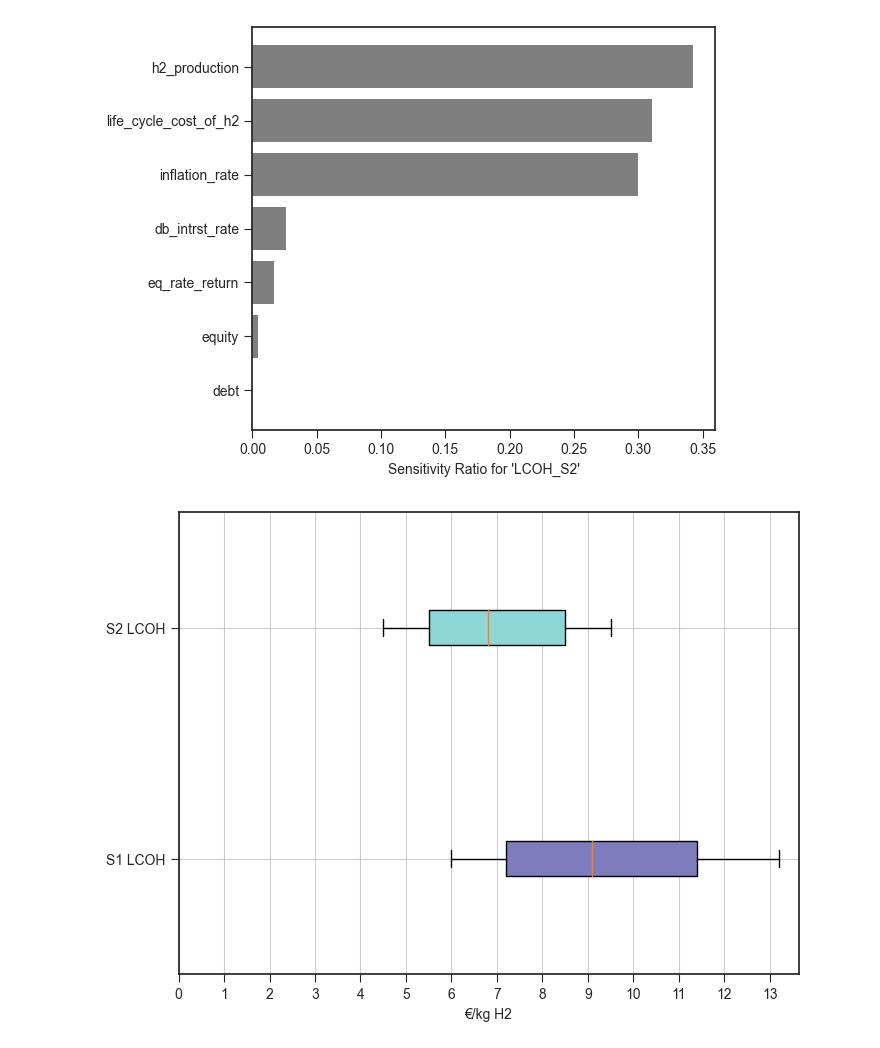
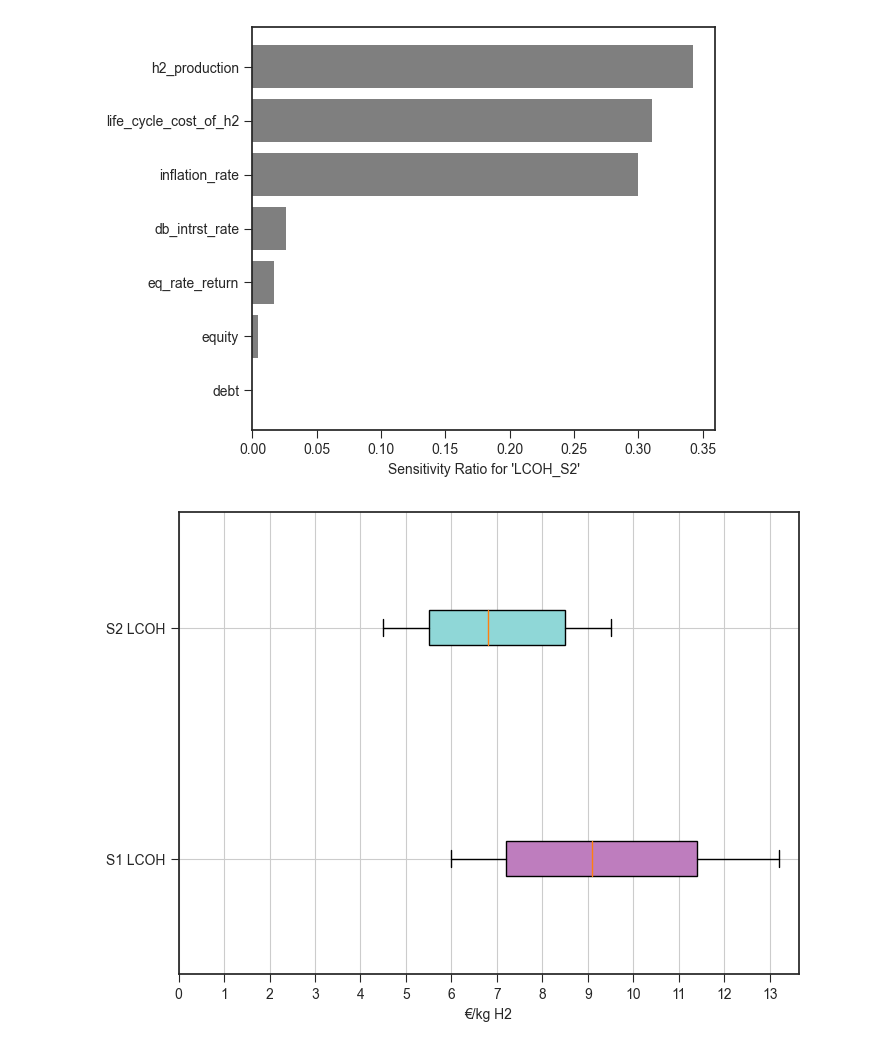
Before and after one commit to LCC-Tool/LCC_Tool_5MW-PEMWE, a Jupyter notebook: LCC_tool.ipynb, the cells around one changed output. Saved outputs shown, nothing was run; the diff lists cells and outputs as text; code cells hidden in the pictures.

Commit message:
changed color for boxplot

```diff
--- a/LCC_tool.ipynb
+++ b/LCC_tool.ipynb
@@ -2242,35 +2242,35 @@ Done calculating sensitivity indices.
 # %%
 # Box plot - Results of LCOH in S1 and S2- for manuscript
 
 # Calcualted data from previous process
 # p5 and p95 refer to the 5th and 95th percentiles respectively
 # we use the p5 and p95 to plot a boxplot
 LCOH_s1 = {'min': 6, 'max': 13.2, 'median': 9.1, 'p5': 7.2, 'p95': 11.4}
 LCOH_s2 = {'min': 4.5, 'max': 9.5, 'median': 6.8, 'p5': 5.5, 'p95': 8.5}
 
 # Draw the boxplot
 plt.figure(figsize=(8, 6))
 
 # Plotting the boxplot using the data defined above
 bp = plt.boxplot([[LCOH_s1['min'], LCOH_s1['p5'], LCOH_s1['median'], LCOH_s1['p95'], LCOH_s1['max']],
              [LCOH_s2['min'], LCOH_s2['p5'], LCOH_s2['median'], LCOH_s2['p95'], LCOH_s2['max']]],
             labels=['S1 LCOH', 'S2 LCOH'], vert=False, patch_artist=True)
 
 # Set color
-colors = [(125/255, 125/255, 190/255), (143/255, 215/255, 215/255)]
+colors = [(190/255, 125/255, 190/255), (143/255, 215/255, 215/255)]
 for box, color in zip(bp['boxes'], colors):
     box.set(facecolor=color)
 
 plt.xlabel('€/kg H2')
 
 # Manually define the x-axis
 plt.xticks(range(0, 14))
 
 # Print plot
 plt.grid(True)
 plt.show()
 # %% [output]
-[figure, old version]
+[figure, new version]
 # %%
 # Results validation - for manuscript
 
```
Also changed, not shown: parts of 1 cell of this notebook.
